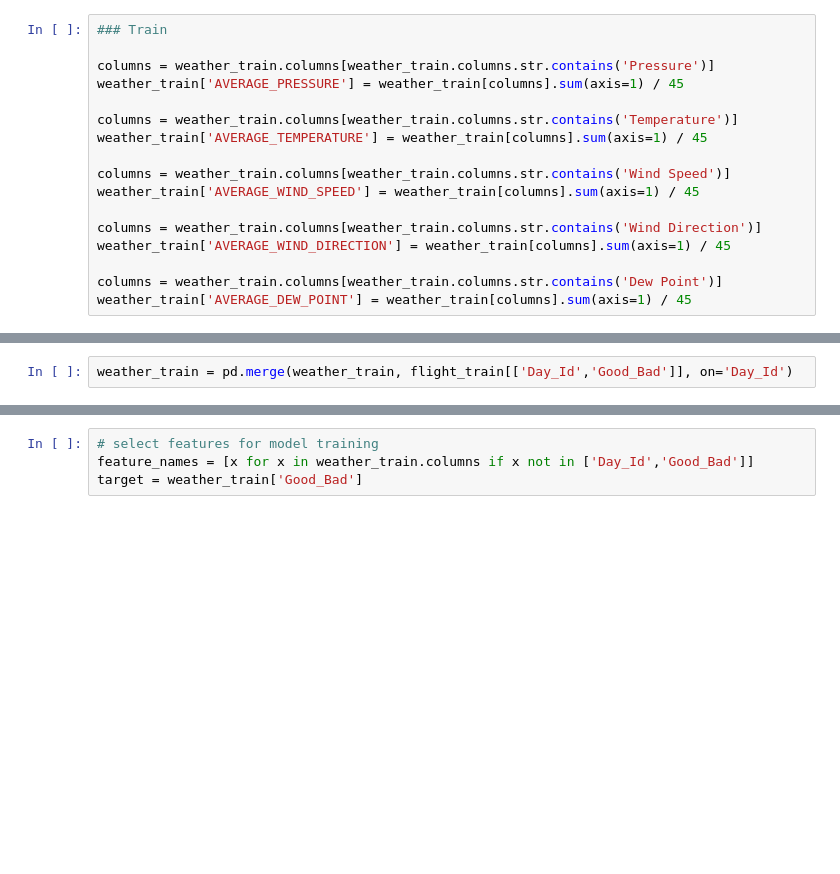
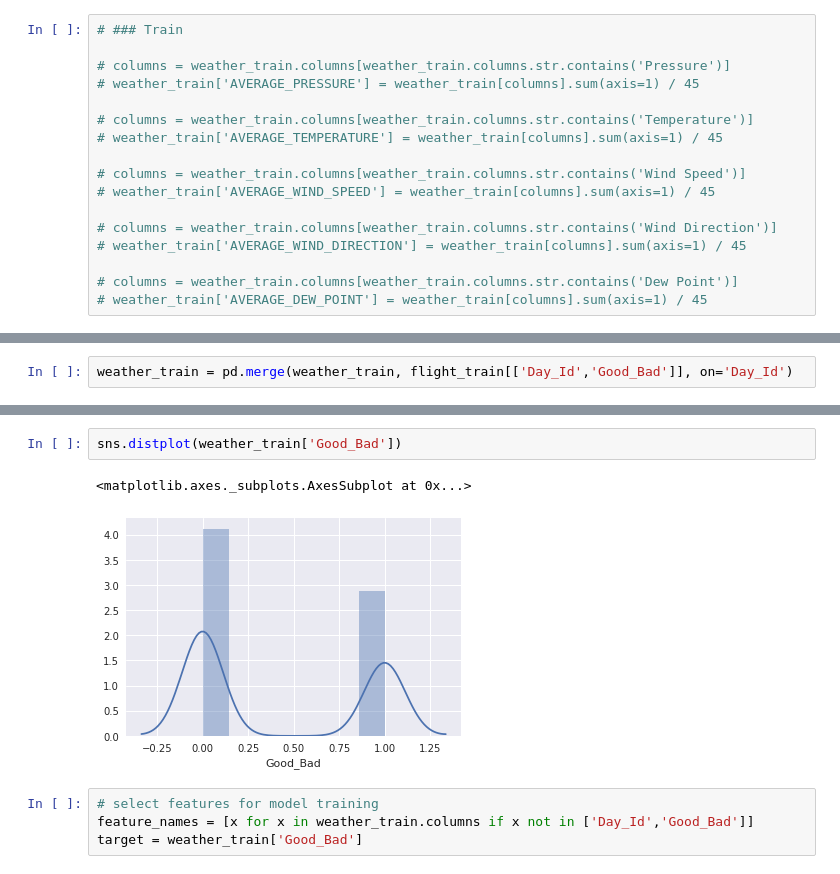
Before and after one commit to anu0012/Machine-Learning-Codesprint---Euristica-18, a Jupyter notebook: flight_predictor_data/notebook.ipynb, the cells around one changed output, grey strips where cells are left out. Cells and saved outputs as stored; diff of their text form; blank space fills up the shorter version.

```diff
--- a/flight_predictor_data/notebook.ipynb
+++ b/flight_predictor_data/notebook.ipynb
@@ -62,20 +78,20 @@ flight_train['AVERAGE_MAX_DISTANCE'] = flight_train['TOTAL_MAX_DISTANCE_FOR_ALL_
 # %% [markdown]
 ### For weather data
 # %%
-### Train
+# ### Train
 
-columns = weather_train.columns[weather_train.columns.str.contains('Pressure')]
-weather_train['AVERAGE_PRESSURE'] = weather_train[columns].sum(axis=1) / 45
+# columns = weather_train.columns[weather_train.columns.str.contains('Pressure')]
+# weather_train['AVERAGE_PRESSURE'] = weather_train[columns].sum(axis=1) / 45
 
-columns = weather_train.columns[weather_train.columns.str.contains('Temperature')]
-weather_train['AVERAGE_TEMPERATURE'] = weather_train[columns].sum(axis=1) / 45
+# columns = weather_train.columns[weather_train.columns.str.contains('Temperature')]
+# weather_train['AVERAGE_TEMPERATURE'] = weather_train[columns].sum(axis=1) / 45
 
-columns = weather_train.columns[weather_train.columns.str.contains('Wind Speed')]
-weather_train['AVERAGE_WIND_SPEED'] = weather_train[columns].sum(axis=1) / 45
+# columns = weather_train.columns[weather_train.columns.str.contains('Wind Speed')]
+# weather_train['AVERAGE_WIND_SPEED'] = weather_train[columns].sum(axis=1) / 45
 
-columns = weather_train.columns[weather_train.columns.str.contains('Wind Direction')]
-weather_train['AVERAGE_WIND_DIRECTION'] = weather_train[columns].sum(axis=1) / 45
+# columns = weather_train.columns[weather_train.columns.str.contains('Wind Direction')]
+# weather_train['AVERAGE_WIND_DIRECTION'] = weather_train[columns].sum(axis=1) / 45
 
-columns = weather_train.columns[weather_train.columns.str.contains('Dew Point')]
-weather_train['AVERAGE_DEW_POINT'] = weather_train[columns].sum(axis=1) / 45
+# columns = weather_train.columns[weather_train.columns.str.contains('Dew Point')]
+# weather_train['AVERAGE_DEW_POINT'] = weather_train[columns].sum(axis=1) / 45
 # %%
@@ -104,3 +128,8 @@ weather_train.head()
+# %%
+sns.distplot(weather_train['Good_Bad'])
+# %% [output]
+<matplotlib.axes._subplots.AxesSubplot at 0x...>
+[figure, added]
 # %%
 # select features for model training
 feature_names = [x for x in weather_train.columns if x not in ['Day_Id','Good_Bad']]
```
Also changed, not shown: parts of 9 cells of this notebook, 1 other file.
